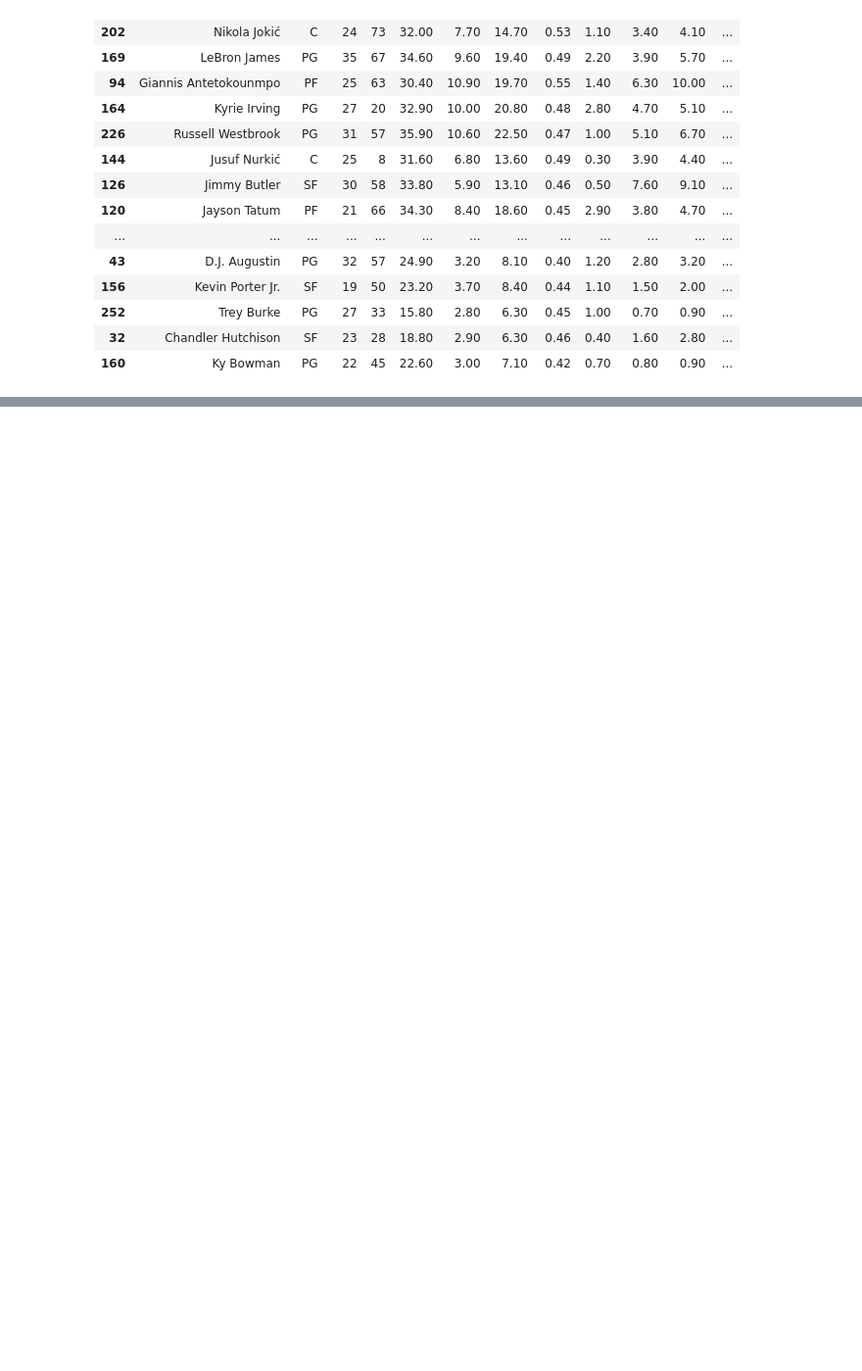
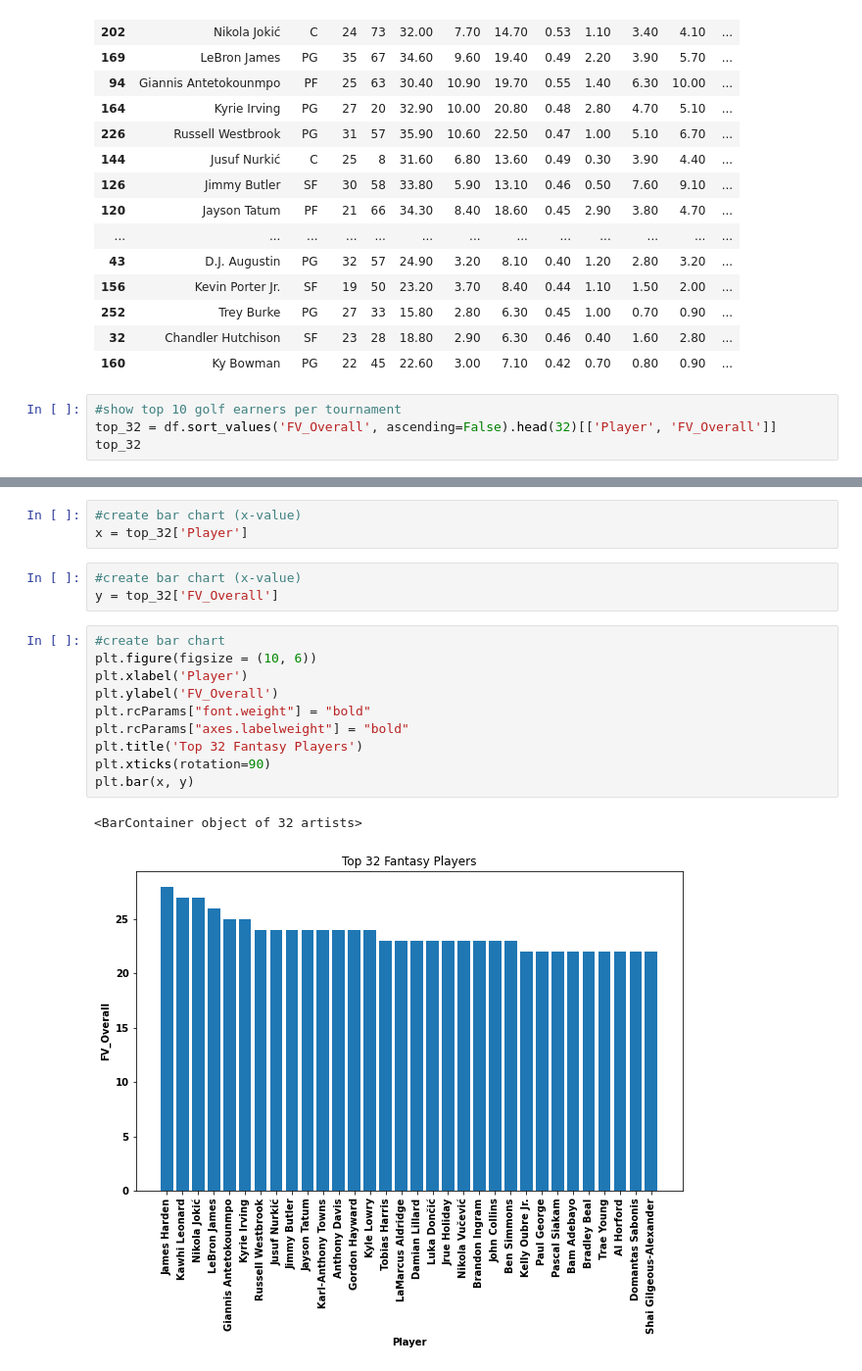
Before and after one commit to KenHoffman95/Fantasy-Basketball-Preseason-Analysis-2020, a Jupyter notebook: Data Cleaning, Feature Engineering and EDA Pt. 2.ipynb, the cells around one changed output, grey strips where cells are left out. Shown at 98% size. Saved outputs shown, nothing was run; the diff lists cells and outputs as text; blank space fills up the shorter version.

Commit message:
Add files via upload
Added Bar Chart for Top Players

```diff
--- a/Data Cleaning, Feature Engineering and EDA Pt. 2.ipynb
+++ b/Data Cleaning, Feature Engineering and EDA Pt. 2.ipynb
@@ -979,3 +979,7 @@ df.sort_values(by = 'FV_Overall', ascending=False)
 | 252 | Trey Burke | PG | 27 | 33 | 15.80 | 2.80 | 6.30 | 0.45 | 1.00 | 0.70 | 0.90 | ... |
 | 32 | Chandler Hutchison | SF | 23 | 28 | 18.80 | 2.90 | 6.30 | 0.46 | 0.40 | 1.60 | 2.80 | ... |
 | 160 | Ky Bowman | PG | 22 | 45 | 22.60 | 3.00 | 7.10 | 0.42 | 0.70 | 0.80 | 0.90 | ... |
+# %%
+#show top 10 golf earners per tournament
+top_32 = df.sort_values('FV_Overall', ascending=False).head(32)[['Player', 'FV_Overall']]
+top_32
@@ -981,0 +1004,19 @@ df.sort_values(by = 'FV_Overall', ascending=False)
+# %%
+#create bar chart (x-value)
+x = top_32['Player']
+# %%
+#create bar chart (x-value)
+y = top_32['FV_Overall']
+# %%
+#create bar chart
+plt.figure(figsize = (10, 6))
+plt.xlabel('Player')
+plt.ylabel('FV_Overall')
+plt.rcParams["font.weight"] = "bold"
+plt.rcParams["axes.labelweight"] = "bold"
+plt.title('Top 32 Fantasy Players')
+plt.xticks(rotation=90)
+plt.bar(x, y)
+# %% [output]
+<BarContainer object of 32 artists>
+[figure, added]
```
Also changed, not shown: parts of 2 cells of this notebook.
